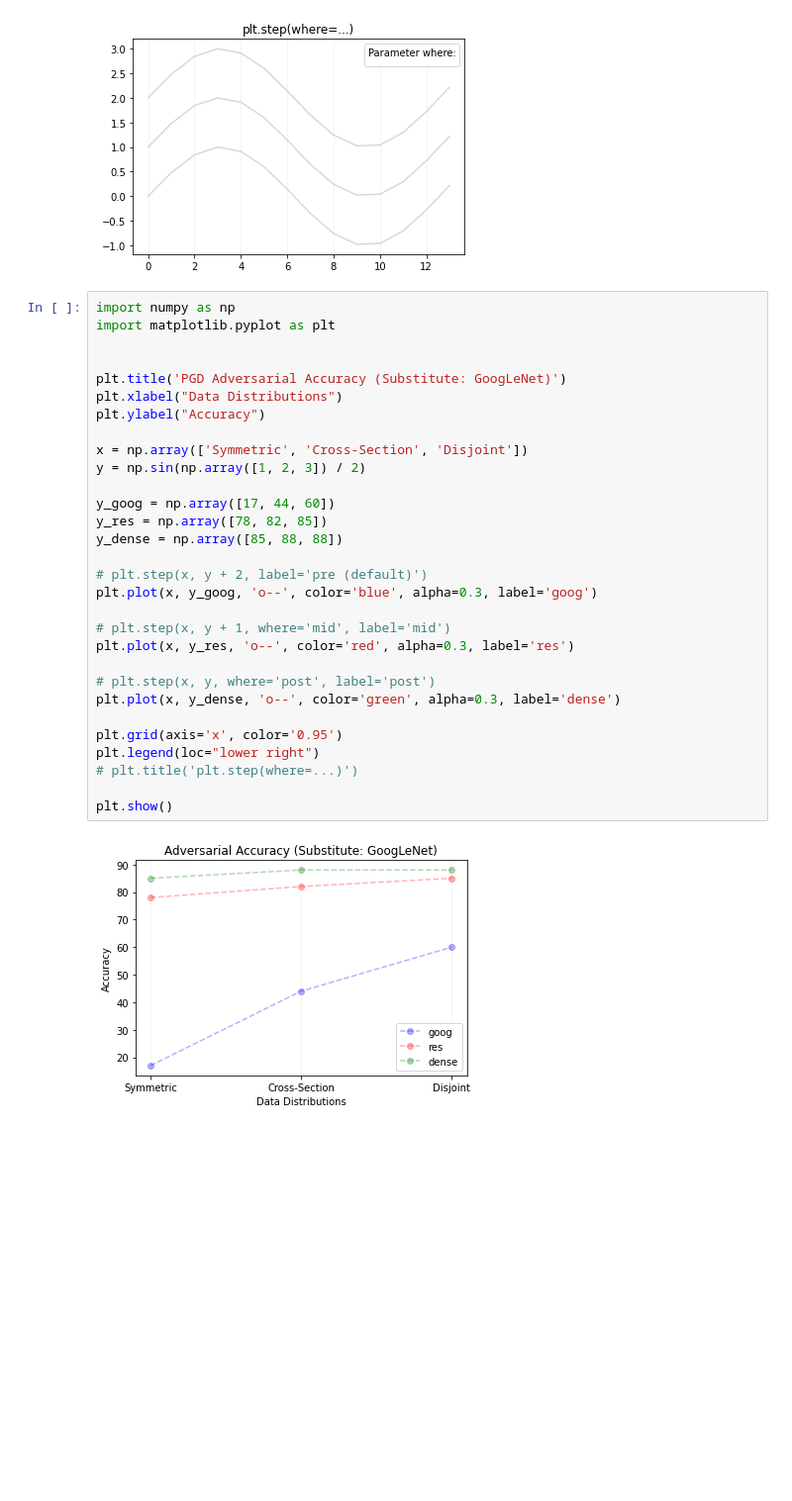
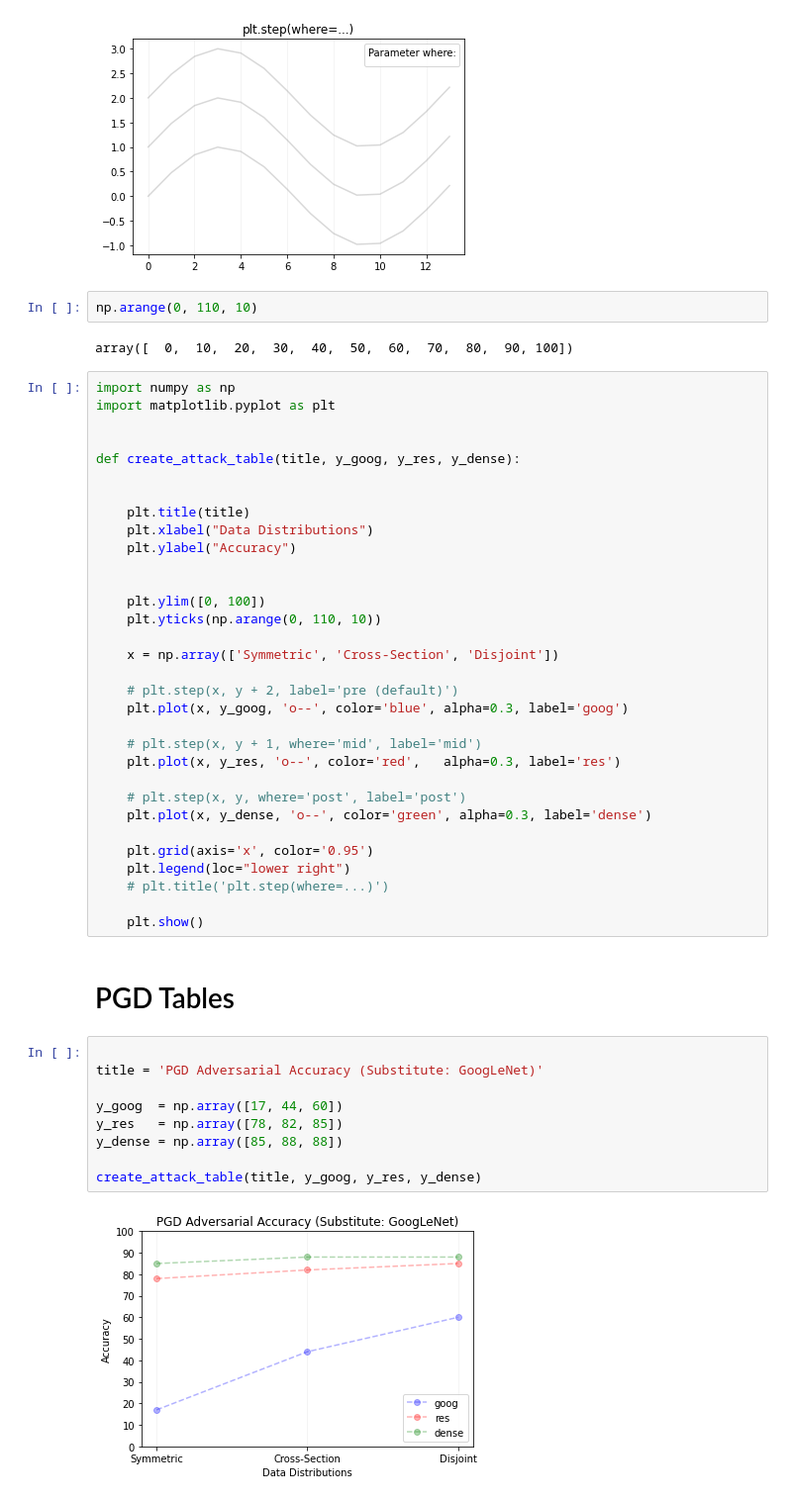
Before and after one commit to Ray-Escobar/substitute_attack, a Jupyter notebook: test.ipynb, the cells around one changed output. Shown at 99% size. Saved outputs shown, nothing was run; the diff lists cells and outputs as text; blank space fills up the shorter version.

Commit message:
Alters table making configurations

```diff
--- a/test.ipynb
+++ b/test.ipynb
@@ -105,35 +21,52 @@ plt.show()
 # %% [output]
 No handles with labels found to put in legend.
 [figure]
+# %%
+np.arange(0, 110, 10)
+# %% [output]
+array([  0,  10,  20,  30,  40,  50,  60,  70,  80,  90, 100])
 # %%
 import numpy as np
 import matplotlib.pyplot as plt
 
 
-plt.title('PGD Adversarial Accuracy (Substitute: GoogLeNet)')
-plt.xlabel("Data Distributions")
-plt.ylabel("Accuracy")
+def create_attack_table(title, y_goog, y_res, y_dense):
 
-x = np.array(['Symmetric', 'Cross-Section', 'Disjoint'])
-y = np.sin(np.array([1, 2, 3]) / 2)
 
-y_goog = np.array([17, 44, 60])
-y_res = np.array([78, 82, 85])
-y_dense = np.array([85, 88, 88])
+    plt.title(title)
+    plt.xlabel("Data Distributions")
+    plt.ylabel("Accuracy")
 
-# plt.step(x, y + 2, label='pre (default)')
-plt.plot(x, y_goog, 'o--', color='blue', alpha=0.3, label='goog')
 
-# plt.step(x, y + 1, where='mid', label='mid')
-plt.plot(x, y_res, 'o--', color='red', alpha=0.3, label='res')
+    plt.ylim([0, 100])
+    plt.yticks(np.arange(0, 110, 10))
 
-# plt.step(x, y, where='post', label='post')
-plt.plot(x, y_dense, 'o--', color='green', alpha=0.3, label='dense')
+    x = np.array(['Symmetric', 'Cross-Section', 'Disjoint'])
 
-plt.grid(axis='x', color='0.95')
-plt.legend(loc="lower right")
-# plt.title('plt.step(where=...)')
+    # plt.step(x, y + 2, label='pre (default)')
+    plt.plot(x, y_goog, 'o--', color='blue', alpha=0.3, label='goog')
 
-plt.show()
+    # plt.step(x, y + 1, where='mid', label='mid')
+    plt.plot(x, y_res, 'o--', color='red',   alpha=0.3, label='res')
+
+    # plt.step(x, y, where='post', label='post')
+    plt.plot(x, y_dense, 'o--', color='green', alpha=0.3, label='dense')
+
+    plt.grid(axis='x', color='0.95')
+    plt.legend(loc="lower right")
+    # plt.title('plt.step(where=...)')
+
+    plt.show()
-# %% [output]
-[figure, removed]
+# %% [markdown]
+# PGD Tables
+# %%
+
+title = 'PGD Adversarial Accuracy (Substitute: GoogLeNet)'
+
+y_goog  = np.array([17, 44, 60])
+y_res   = np.array([78, 82, 85])
+y_dense = np.array([85, 88, 88])
+
+create_attack_table(title, y_goog, y_res, y_dense)
+# %% [output]
+[figure, added]
```
Also changed, not shown: parts of 4 cells of this notebook.
